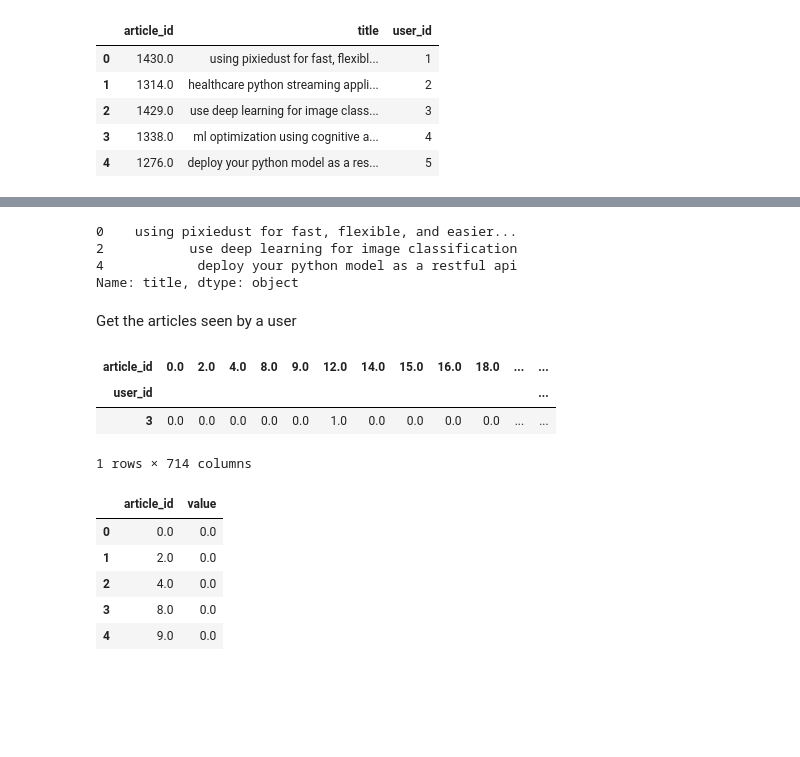
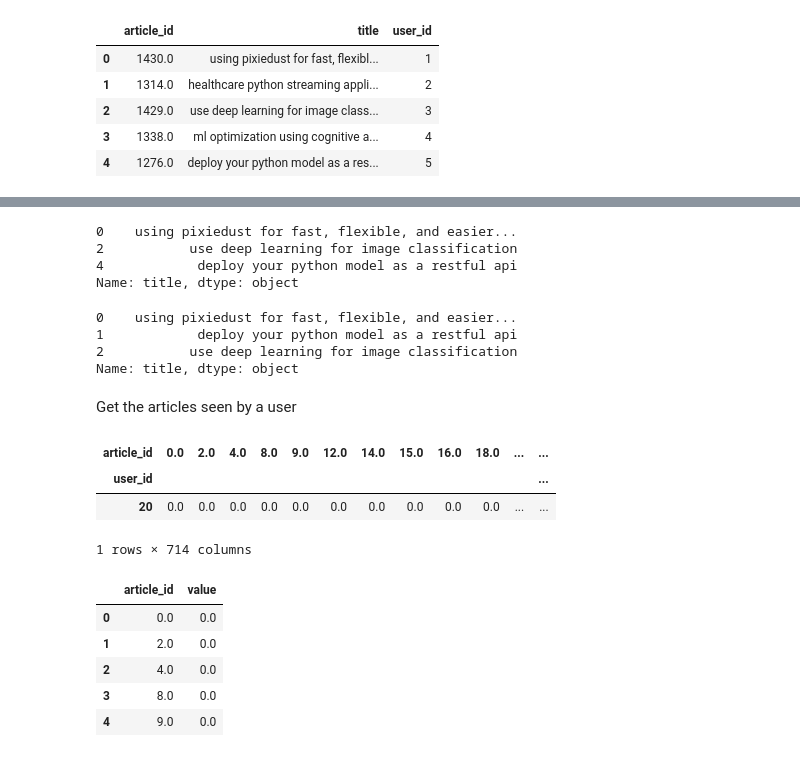
Before and after one commit to trhgvinh/udacity_NanodegreeDS_project3, a Jupyter notebook: Recommendations_with_IBM.ipynb, the cells around one changed output, grey strips where cells are left out. Cells and saved outputs as stored; diff of their text form; code cells hidden in the pictures; blank space fills up the shorter version.

```diff
--- a/Recommendations_with_IBM.ipynb
+++ b/Recommendations_with_IBM.ipynb
@@ -1064,21 +1053,30 @@ df_article_drop
+# %%
+# isin doesn't keep the order of article_ids -> cannot use
+article_names = df_article_drop[df_article_drop['article_id'].isin(article_ids_list)==True]['title']
+article_names
+# %% [output]
+0    using pixiedust for fast, flexible, and easier...
+2           use deep learning for image classification
+4            deploy your python model as a restful api
+Name: title, dtype: object
 # %%
-article_names = df_article_drop[df_article_drop['article_id'].isin(article_ids_list)==True]['title']
+article_names = df_article_drop.set_index('article_id').loc[article_ids_list].reset_index(inplace=False)['title']
 article_names
 # %% [output]
 0    using pixiedust for fast, flexible, and easier...
+1            deploy your python model as a restful api
 2           use deep learning for image classification
-4            deploy your python model as a restful api
 Name: title, dtype: object
 # %% [markdown]
 Get the articles seen by a user
 # %%
-selected_user_id = 3
+selected_user_id = 20
 user_article = user_item[user_item.index == selected_user_id]
 user_article
 # %% [output]
 | article_id | 0.0 | 2.0 | 4.0 | 8.0 | 9.0 | 12.0 | 14.0 | 15.0 | 16.0 | 18.0 | ... | ... |
 | user_id |  |  |  |  |  |  |  |  |  |  |  | ... |
-| 3 | 0.0 | 0.0 | 0.0 | 0.0 | 0.0 | 1.0 | 0.0 | 0.0 | 0.0 | 0.0 | ... | ... |
+| 20 | 0.0 | 0.0 | 0.0 | 0.0 | 0.0 | 0.0 | 0.0 | 0.0 | 0.0 | 0.0 | ... | ... |
 1 rows × 714 columns
 # %%
 user_article=user_article.melt()
```
Also changed, not shown: parts of 20 cells of this notebook.
